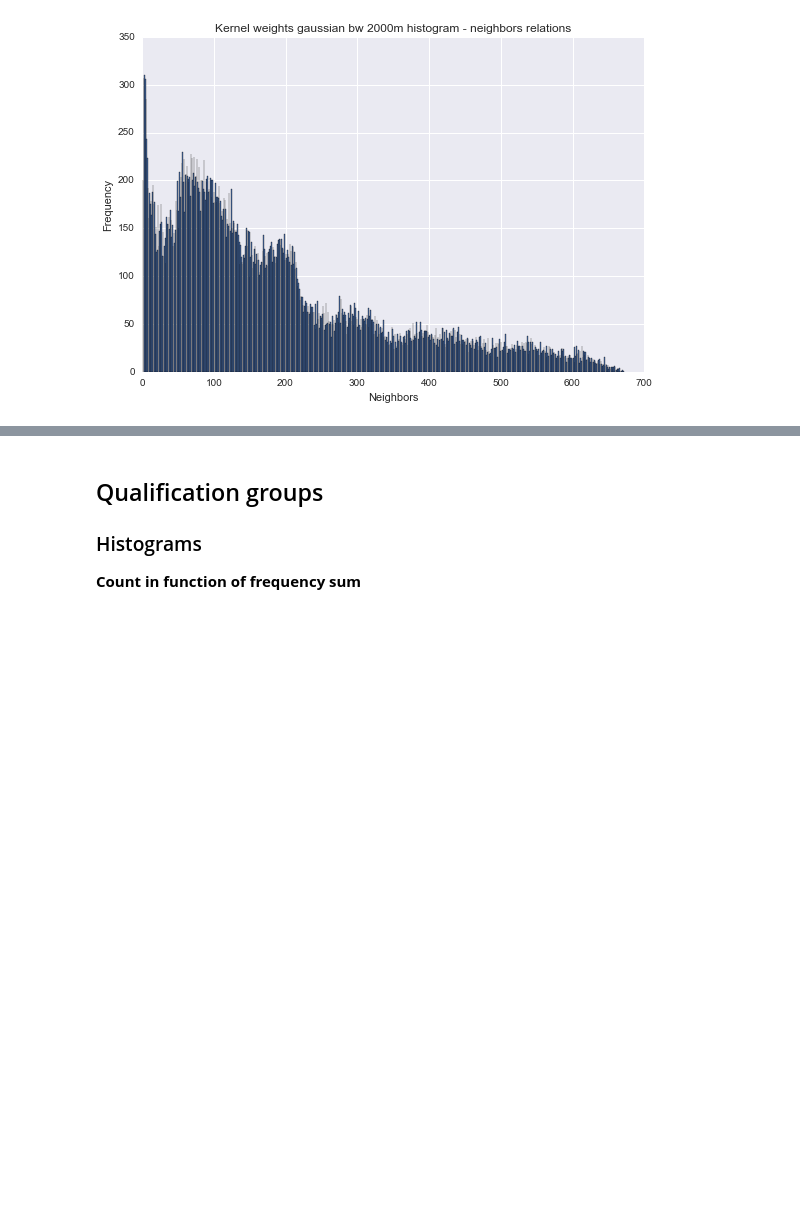
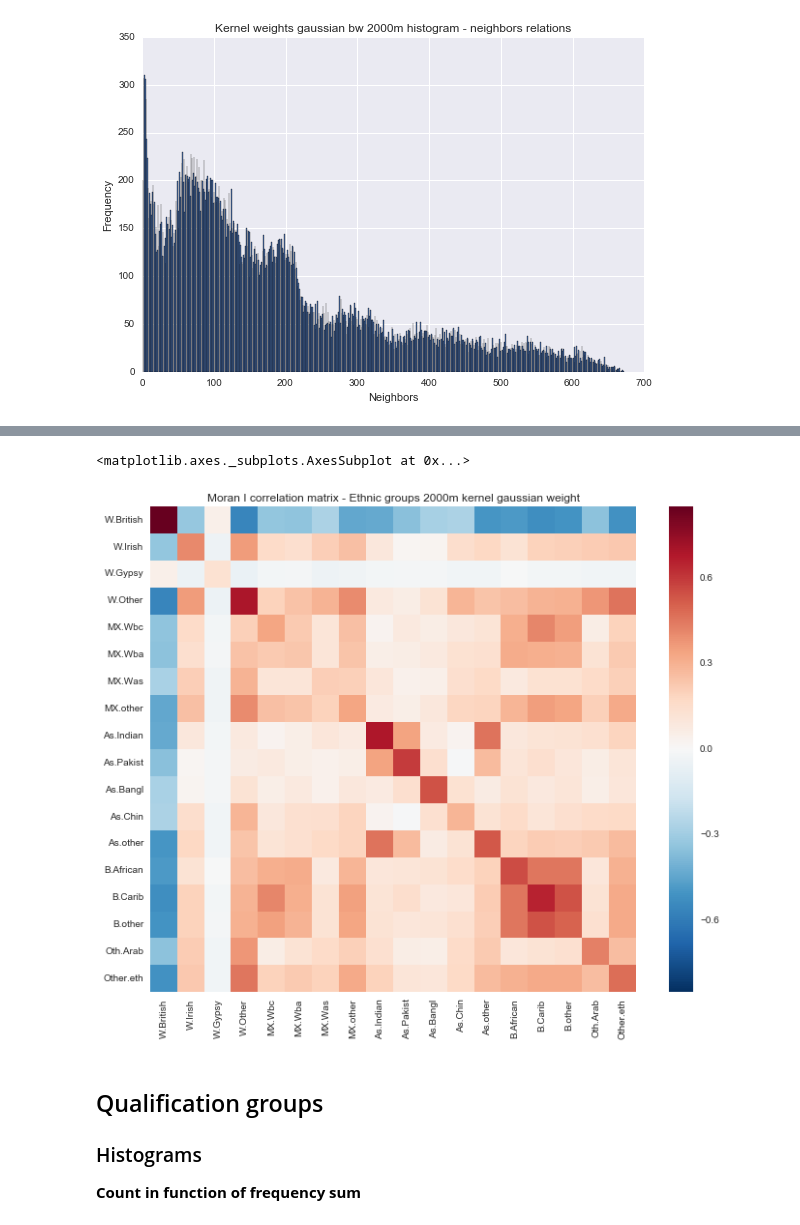
Before and after one commit to sandrofsousa/Resolution, a Jupyter notebook: Histograms - London.ipynb, the cells around one changed output, grey strips where cells are left out. Saved outputs shown, nothing was run; the diff lists cells and outputs as text; code cells hidden in the pictures; blank space fills up the shorter version.

```diff
--- a/Histograms - London.ipynb
+++ b/Histograms - London.ipynb
@@ -389,4 +389,4 @@ plt.bar(*zip(*weight_dist2k.histogram))
 [figure]
 # %%
 # Call main function to compute Moran and P-values ethnic groups for 2000m
-matrices_ethnic_dist2k = calc_moran_matrix(var_ethnics, weight_dist2k)
+matrices_ethnic_dist2k = calc_moran_matrix(var_ethnics, weight_dist2k, f1)
@@ -398,10 +414,13 @@ dfmoran_ethnic_dist2k
 # %%
 # Plot Heatmap based on dfmoran_ethnic_dist2k data frame - Proportions
 % matplotlib inline
 sns.set(context="notebook")
 f3, ax3 = plt.subplots(figsize=(12, 9))
 plt.title('Moran I correlation matrix - Ethnic groups 2000m kernel gaussian weight')
-sns.heatmap(dfmoran_ethnic_dist, square=True)
+sns.heatmap(dfmoran_ethnic_dist2k, square=True)
+# %% [output]
+<matplotlib.axes._subplots.AxesSubplot at 0x...>
+[figure, added]
 # %% [markdown]
 ## Qualification groups
 
```
Also changed, not shown: parts of 30 cells of this notebook, 1 other file.
